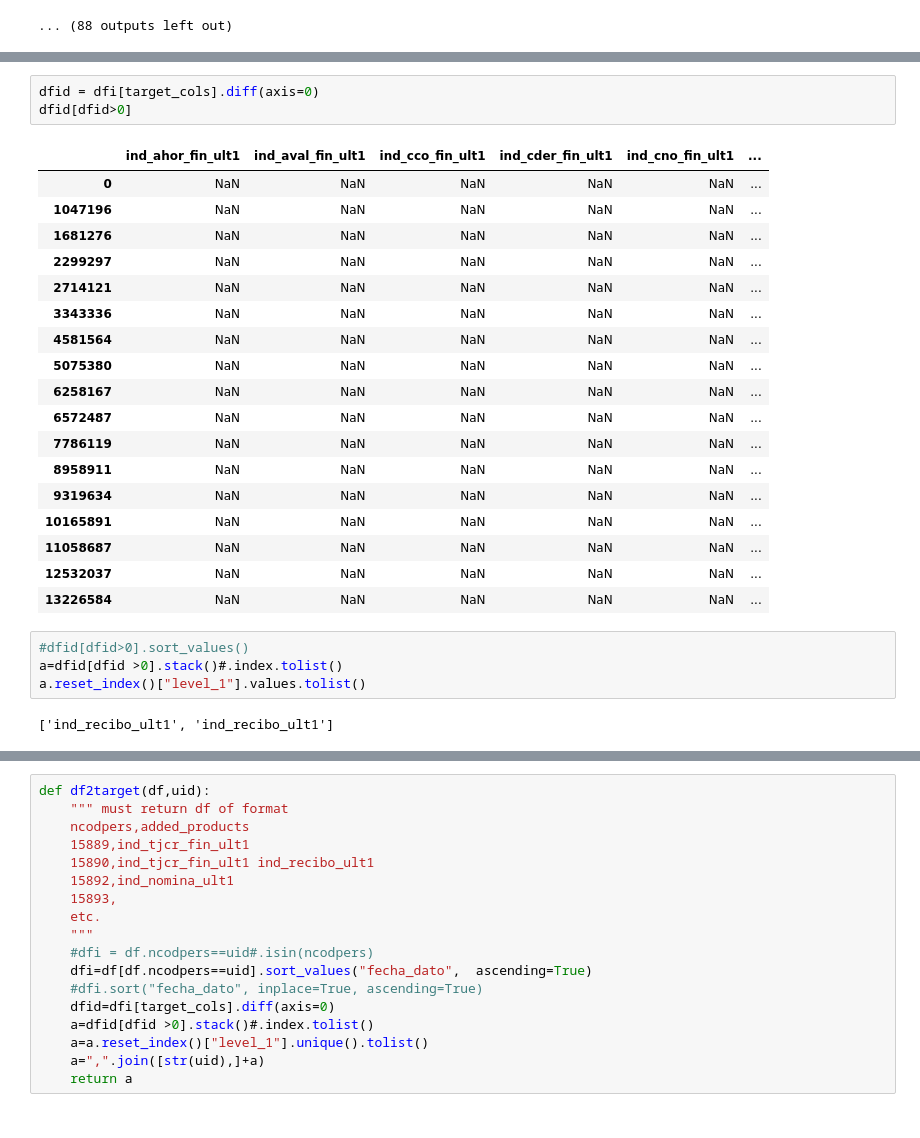
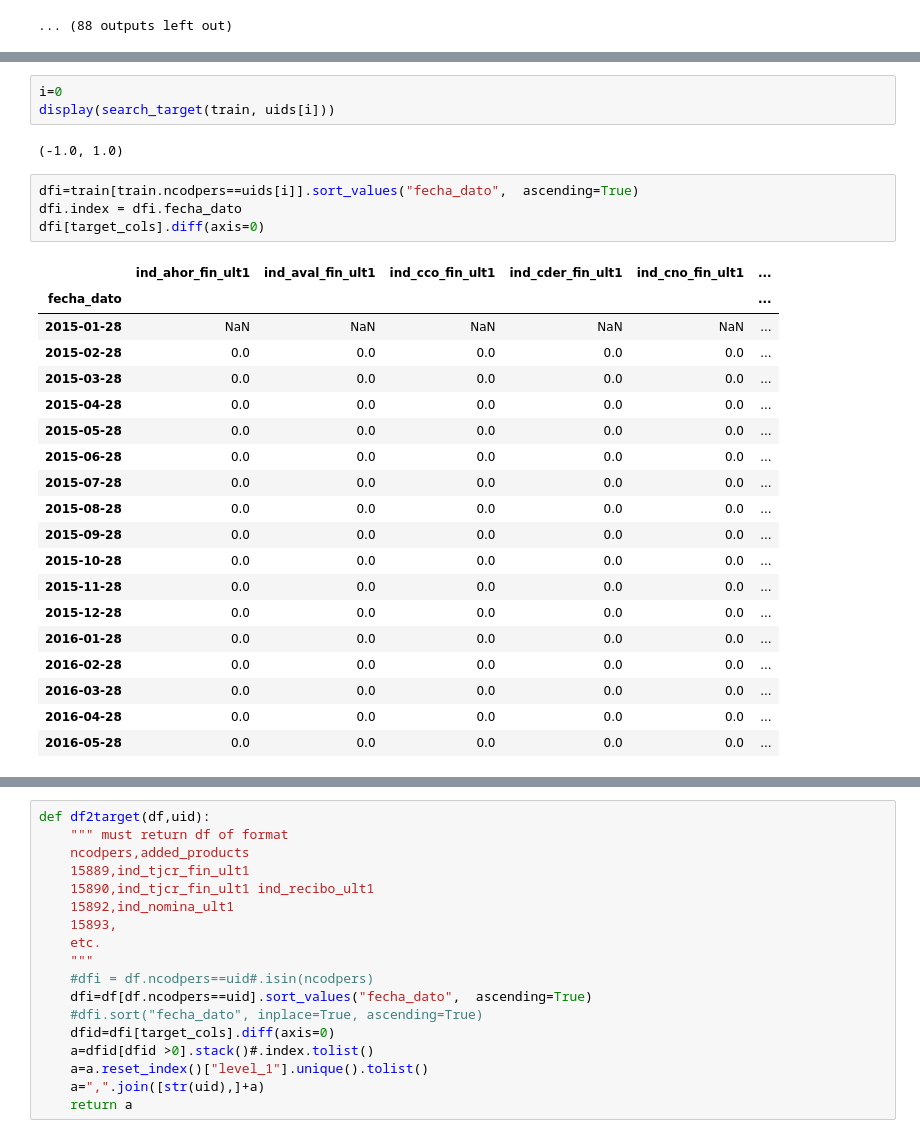
Before and after one commit to Fra1977/kaggle_santander, a Jupyter notebook: 01_create_train_test_solution.ipynb, the cells around one changed output, grey strips where cells are left out. Cells and saved outputs as stored; diff of their text form.

```diff
--- a/01_create_train_test_solution.ipynb
+++ b/01_create_train_test_solution.ipynb
@@ -335,28 +364,29 @@ dfi[target_cols].diff(axis=0)
-# %%
-dfid = dfi[target_cols].diff(axis=0)
-dfid[dfid>0]
-# %% [output]
-|  | ind_ahor_fin_ult1 | ind_aval_fin_ult1 | ind_cco_fin_ult1 | ind_cder_fin_ult1 | ind_cno_fin_ult1 | ... |
-| 0 | NaN | NaN | NaN | NaN | NaN | ... |
-| 1047196 | NaN | NaN | NaN | NaN | NaN | ... |
-| 1681276 | NaN | NaN | NaN | NaN | NaN | ... |
-| 2299297 | NaN | NaN | NaN | NaN | NaN | ... |
-| 2714121 | NaN | NaN | NaN | NaN | NaN | ... |
-| 3343336 | NaN | NaN | NaN | NaN | NaN | ... |
-| 4581564 | NaN | NaN | NaN | NaN | NaN | ... |
-| 5075380 | NaN | NaN | NaN | NaN | NaN | ... |
-| 6258167 | NaN | NaN | NaN | NaN | NaN | ... |
-| 6572487 | NaN | NaN | NaN | NaN | NaN | ... |
-| 7786119 | NaN | NaN | NaN | NaN | NaN | ... |
-| 8958911 | NaN | NaN | NaN | NaN | NaN | ... |
-| 9319634 | NaN | NaN | NaN | NaN | NaN | ... |
-| 10165891 | NaN | NaN | NaN | NaN | NaN | ... |
-| 11058687 | NaN | NaN | NaN | NaN | NaN | ... |
-| 12532037 | NaN | NaN | NaN | NaN | NaN | ... |
-| 13226584 | NaN | NaN | NaN | NaN | NaN | ... |
-# %%
-#dfid[dfid>0].sort_values()
-a=dfid[dfid >0].stack()#.index.tolist()
-a.reset_index()["level_1"].values.tolist()
-# %% [output]
-['ind_recibo_ult1', 'ind_recibo_ult1']
+# %%
+i=0
+display(search_target(train, uids[i]))
+# %% [output]
+(-1.0, 1.0)
+# %%
+dfi=train[train.ncodpers==uids[i]].sort_values("fecha_dato",  ascending=True)
+dfi.index = dfi.fecha_dato
+dfi[target_cols].diff(axis=0)
+# %% [output]
+|  | ind_ahor_fin_ult1 | ind_aval_fin_ult1 | ind_cco_fin_ult1 | ind_cder_fin_ult1 | ind_cno_fin_ult1 | ... |
+| fecha_dato |  |  |  |  |  | ... |
+| 2015-01-28 | NaN | NaN | NaN | NaN | NaN | ... |
+| 2015-02-28 | 0.0 | 0.0 | 0.0 | 0.0 | 0.0 | ... |
+| 2015-03-28 | 0.0 | 0.0 | 0.0 | 0.0 | 0.0 | ... |
+| 2015-04-28 | 0.0 | 0.0 | 0.0 | 0.0 | 0.0 | ... |
+| 2015-05-28 | 0.0 | 0.0 | 0.0 | 0.0 | 0.0 | ... |
+| 2015-06-28 | 0.0 | 0.0 | 0.0 | 0.0 | 0.0 | ... |
+| 2015-07-28 | 0.0 | 0.0 | 0.0 | 0.0 | 0.0 | ... |
+| 2015-08-28 | 0.0 | 0.0 | 0.0 | 0.0 | 0.0 | ... |
+| 2015-09-28 | 0.0 | 0.0 | 0.0 | 0.0 | 0.0 | ... |
+| 2015-10-28 | 0.0 | 0.0 | 0.0 | 0.0 | 0.0 | ... |
+| 2015-11-28 | 0.0 | 0.0 | 0.0 | 0.0 | 0.0 | ... |
+| 2015-12-28 | 0.0 | 0.0 | 0.0 | 0.0 | 0.0 | ... |
+| 2016-01-28 | 0.0 | 0.0 | 0.0 | 0.0 | 0.0 | ... |
+| 2016-02-28 | 0.0 | 0.0 | 0.0 | 0.0 | 0.0 | ... |
+| 2016-03-28 | 0.0 | 0.0 | 0.0 | 0.0 | 0.0 | ... |
+| 2016-04-28 | 0.0 | 0.0 | 0.0 | 0.0 | 0.0 | ... |
+| 2016-05-28 | 0.0 | 0.0 | 0.0 | 0.0 | 0.0 | ... |
```
Also changed, not shown: parts of 66 cells of this notebook, 2 other files.
